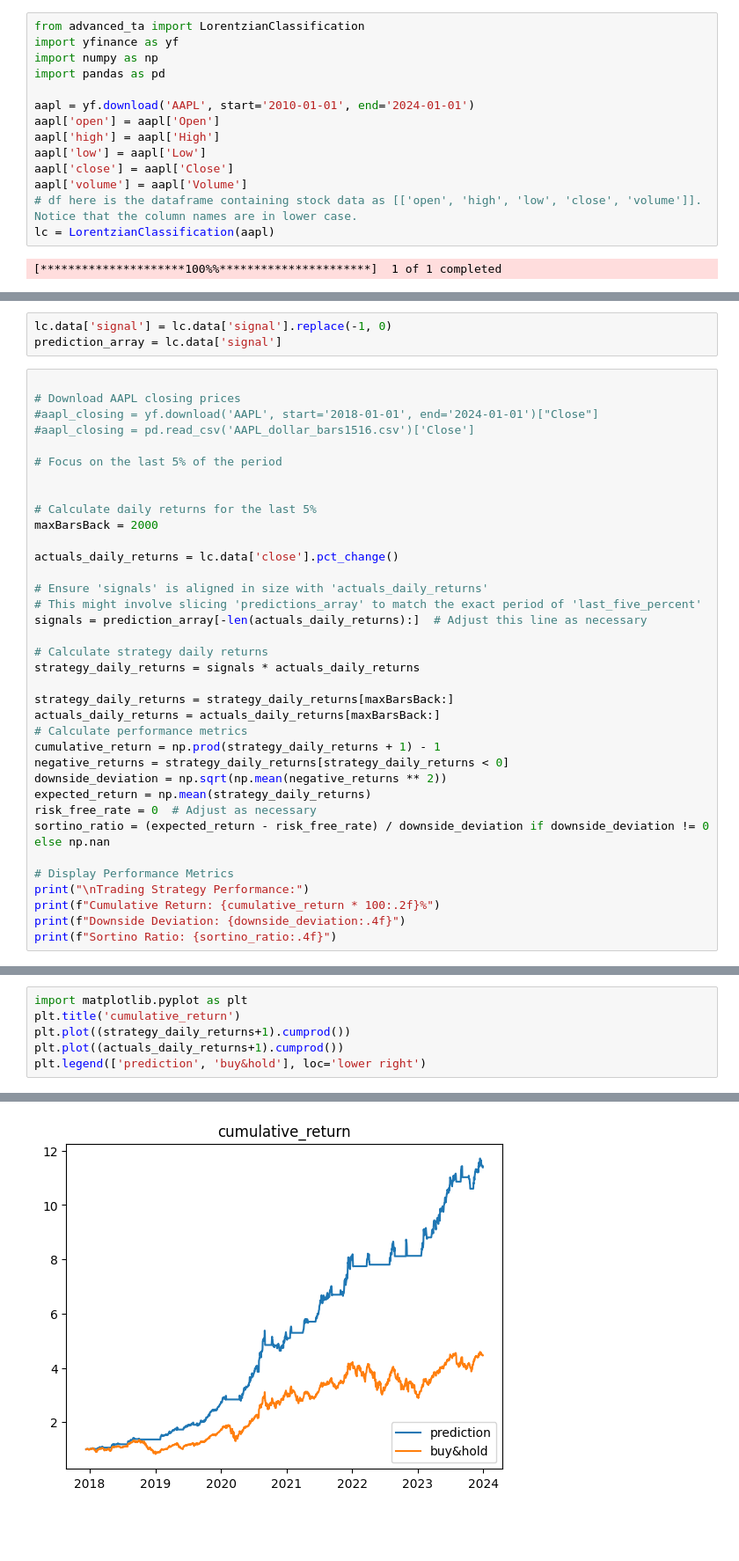
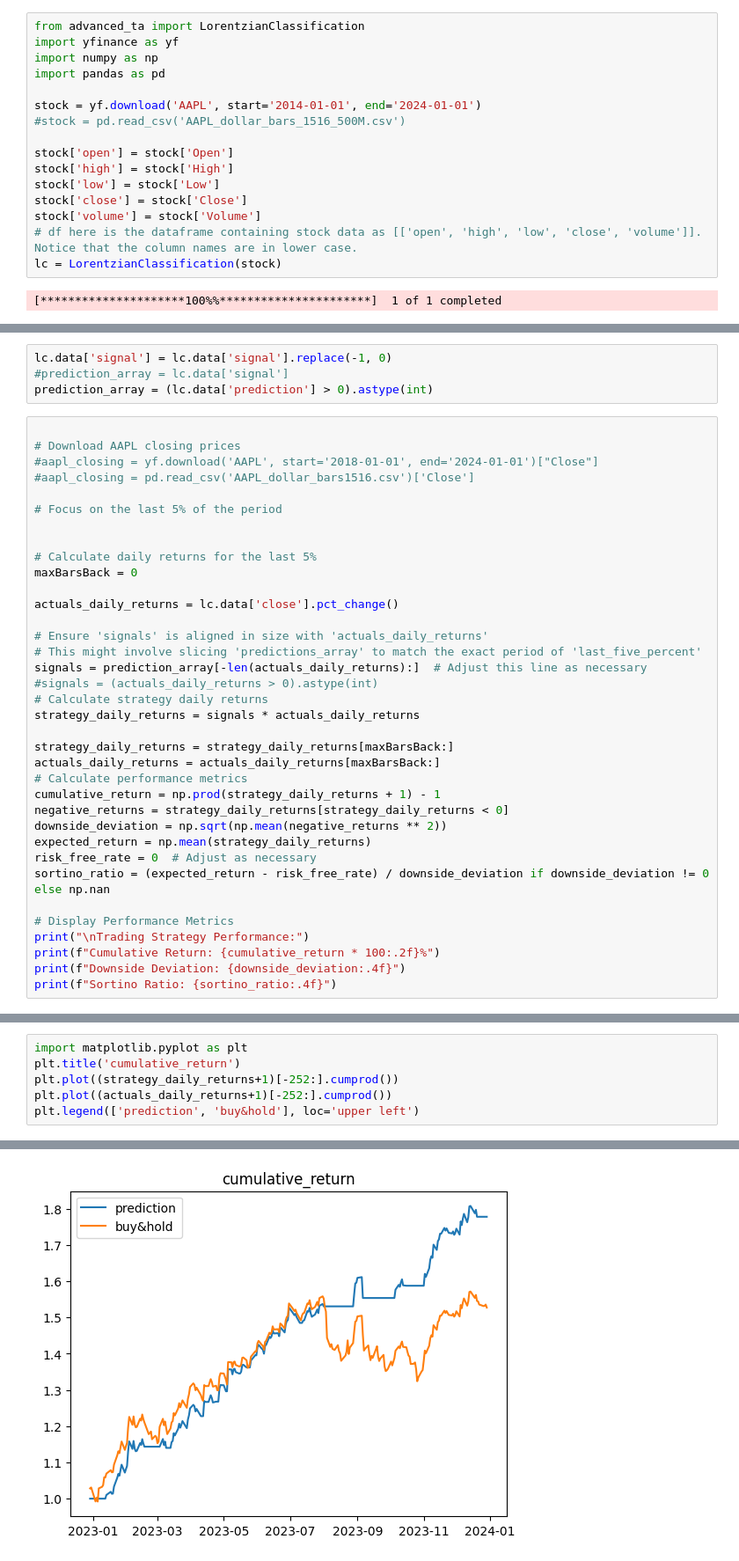
Before and after one commit to YauYiuWing/stock-direction-prediction, a Jupyter notebook: lorentzianClassification.ipynb, the cells around one changed output, grey strips where cells are left out. Shown at 88% size. Saved outputs shown, nothing was run; the diff lists cells and outputs as text; blank space fills up the shorter version.

```diff
--- a/lorentzianClassification.ipynb
+++ b/lorentzianClassification.ipynb
@@ -4,13 +4,15 @@ import yfinance as yf
 import numpy as np
 import pandas as pd
 
-aapl = yf.download('AAPL', start='2010-01-01', end='2024-01-01')
-aapl['open'] = aapl['Open']
-aapl['high'] = aapl['High']
-aapl['low'] = aapl['Low']
-aapl['close'] = aapl['Close']
-aapl['volume'] = aapl['Volume']
+stock = yf.download('AAPL', start='2014-01-01', end='2024-01-01')
+#stock = pd.read_csv('AAPL_dollar_bars_1516_500M.csv')
+
+stock['open'] = stock['Open']
+stock['high'] = stock['High']
+stock['low'] = stock['Low']
+stock['close'] = stock['Close']
+stock['volume'] = stock['Volume']
 # df here is the dataframe containing stock data as [['open', 'high', 'low', 'close', 'volume']]. Notice that the column names are in lower case.
-lc = LorentzianClassification(aapl)
+lc = LorentzianClassification(stock)
 # %% [output]
 [*********************100%%**********************]  1 of 1 completed
@@ -22,6 +60,7 @@ labels = aapl['Target']
 # %%
 lc.data['signal'] = lc.data['signal'].replace(-1, 0)
-prediction_array = lc.data['signal']
+#prediction_array = lc.data['signal']
+prediction_array = (lc.data['prediction'] > 0).astype(int)
 # %%
 
 # Download AAPL closing prices
@@ -32,14 +71,14 @@ prediction_array = lc.data['signal']
 
 
 # Calculate daily returns for the last 5%
-maxBarsBack = 2000
+maxBarsBack = 0
 
 actuals_daily_returns = lc.data['close'].pct_change()
 
 # Ensure 'signals' is aligned in size with 'actuals_daily_returns'
 # This might involve slicing 'predictions_array' to match the exact period of 'last_five_percent'
 signals = prediction_array[-len(actuals_daily_returns):]  # Adjust this line as necessary
-
+#signals = (actuals_daily_returns > 0).astype(int)
 # Calculate strategy daily returns
 strategy_daily_returns = signals * actuals_daily_returns
 
@@ -126,9 +190,9 @@ Confusion Matrix:
 # %%
 import matplotlib.pyplot as plt
 plt.title('cumulative_return')
-plt.plot((strategy_daily_returns+1).cumprod())
-plt.plot((actuals_daily_returns+1).cumprod())
-plt.legend(['prediction', 'buy&hold'], loc='lower right')
+plt.plot((strategy_daily_returns+1)[-252:].cumprod())
+plt.plot((actuals_daily_returns+1)[-252:].cumprod())
+plt.legend(['prediction', 'buy&hold'], loc='upper left')
 # %% [output]
 <matplotlib.legend.Legend at 0x...>
-[figure, old version]
+[figure, new version]
```
Also changed, not shown: parts of 9 cells of this notebook.
